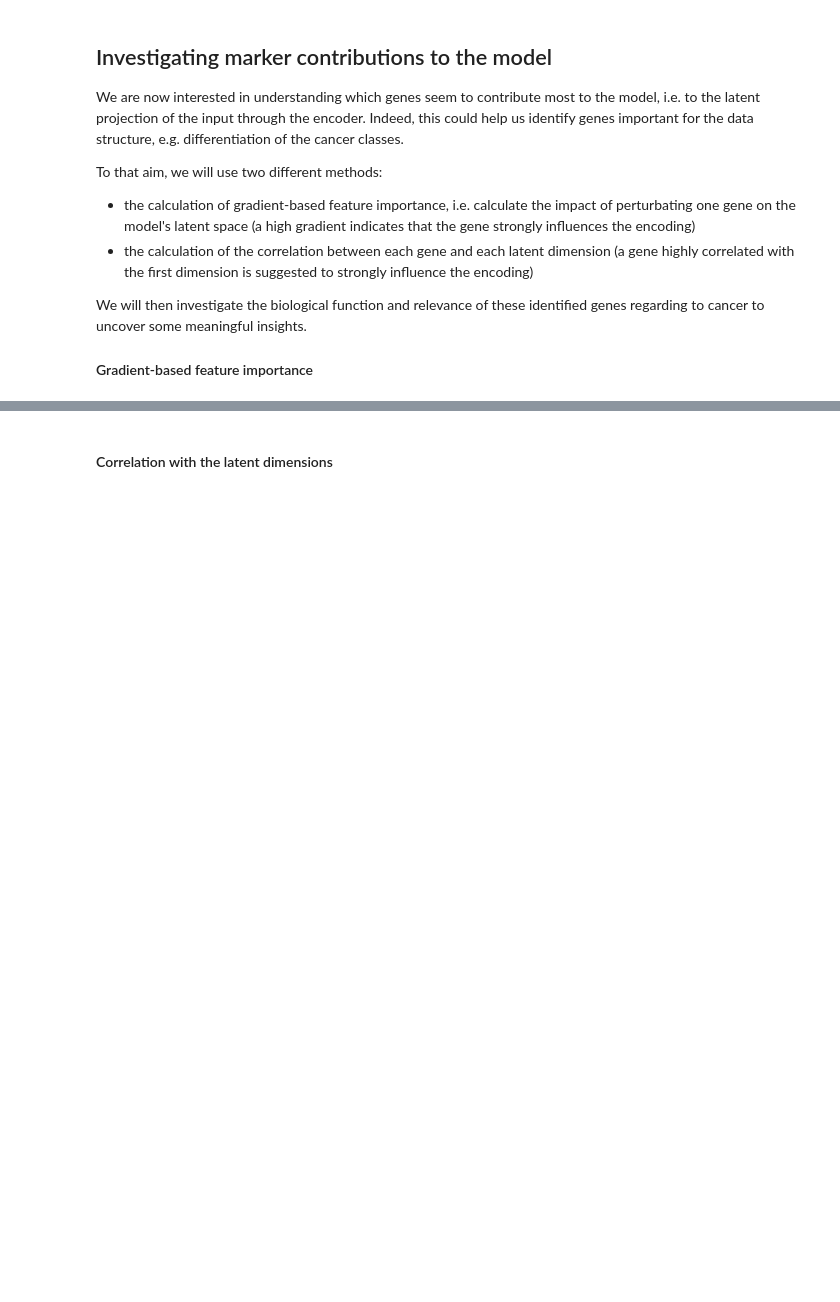
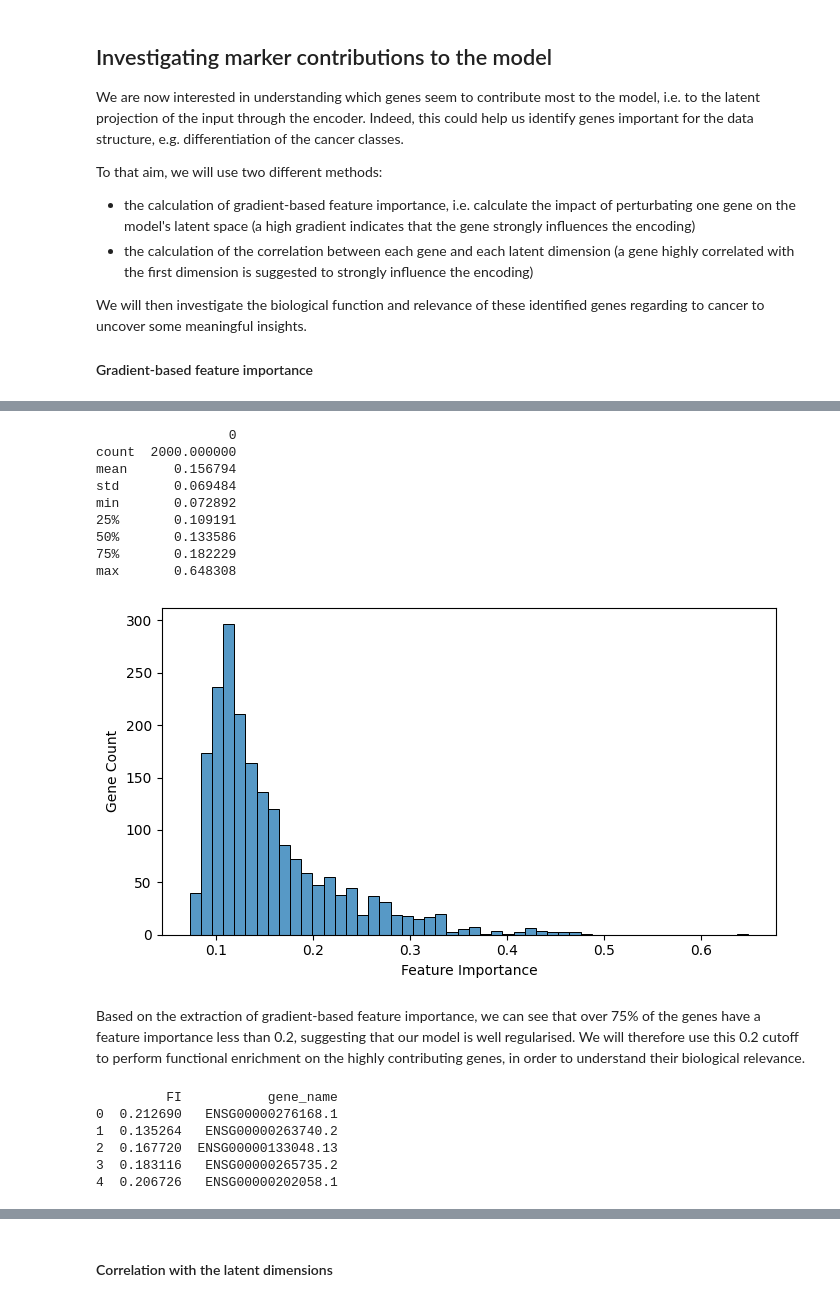
Before and after one commit to themishalka/Project-Deep-Learning, a Jupyter notebook: scripts/analysis_ae.ipynb, the cells around one changed output, grey strips where cells are left out. Drawn from its saved outputs; the diff is of its cells as text; code cells hidden in the pictures; blank space fills up the shorter version.

```diff
--- a/scripts/analysis_ae.ipynb
+++ b/scripts/analysis_ae.ipynb
@@ -486,8 +559,39 @@ plt.show()
 # %%
+print(pd.DataFrame(gene_importance).describe())
+
 plt.figure(figsize=(7,4))
 sns.histplot(gene_importance, bins=50)
 plt.xlabel("Feature Importance")
 plt.ylabel("Gene Count")
-plt.title("Distribution of Gradient-Based Gene Importance")
+#lt.title("Distribution of Gradient-Based Gene Importance")
 plt.tight_layout()
 plt.show()
+# %% [output]
+                 0
+count  2000.000000
+mean      0.156794
+std       0.069484
+min       0.072892
+25%       0.109191
+50%       0.133586
+75%       0.182229
+max       0.648308
+[figure, added]
+# %% [markdown]
+Based on the extraction of gradient-based feature importance, we can see that over 75% of the genes have a feature importance less than 0.2, suggesting that our model is well regularised. We will therefore use this 0.2 cutoff to perform functional enrichment on the highly contributing genes, in order to understand their biological relevance.
+# %%
+# saving list of genes
+gene_importance_df = pd.DataFrame(
+    {"FI": gene_importance,
+     "gene_name": X_test_df.columns
+     }
+)
+print(gene_importance_df.head())
+gene_importance_df.to_csv("../results/FI_ae.csv")
+# %% [output]
+         FI           gene_name
+0  0.212690   ENSG00000276168.1
+1  0.135264   ENSG00000263740.2
+2  0.167720  ENSG00000133048.13
+3  0.183116   ENSG00000265735.2
+4  0.206726   ENSG00000202058.1
```
Also changed, not shown: parts of 18 cells of this notebook, 26 other files.
